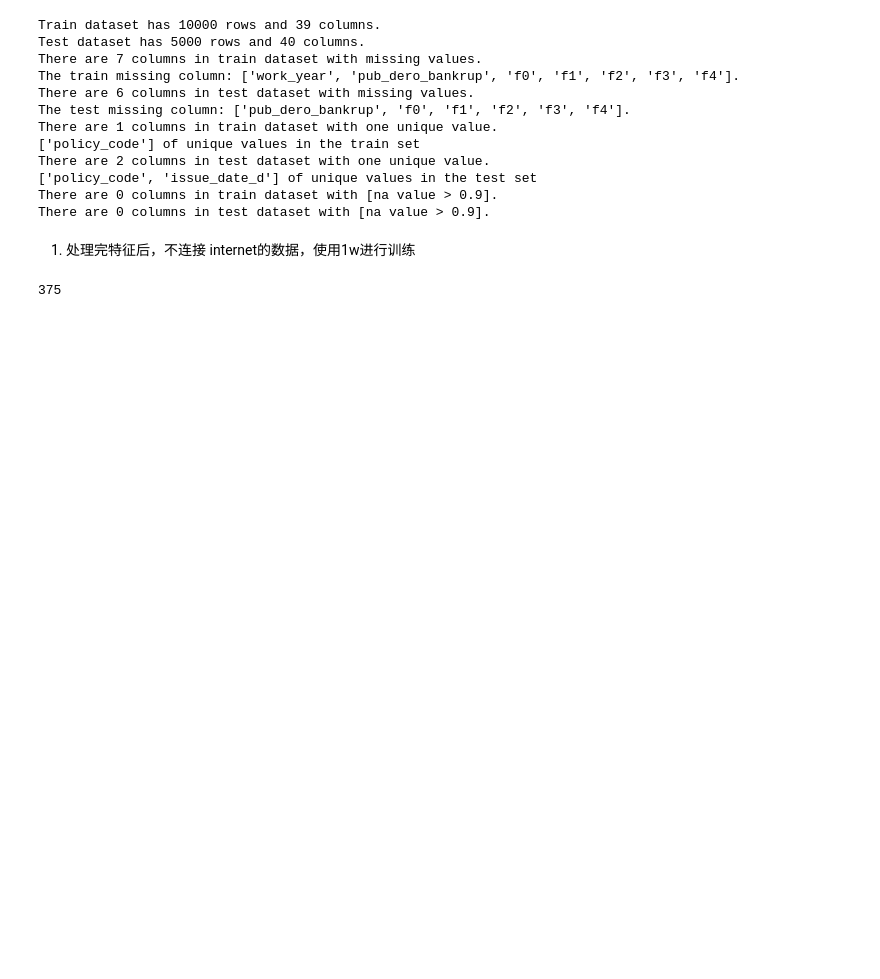
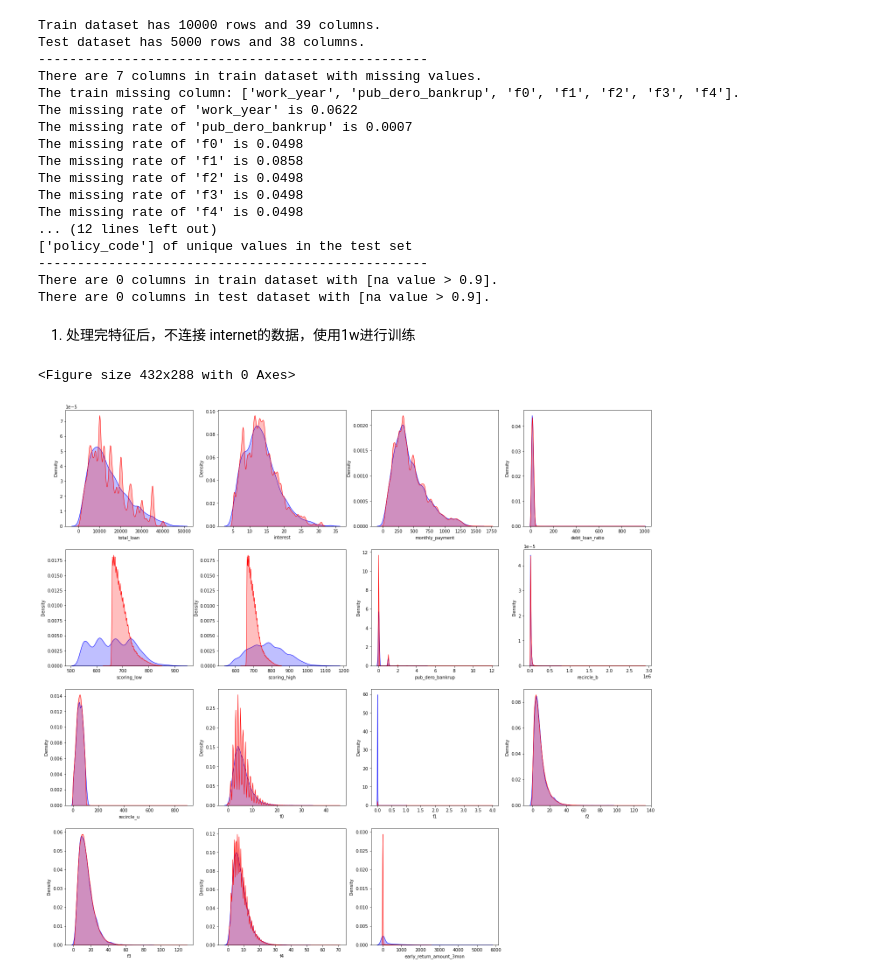
Before and after one commit to iszhangli/DataMining, a Jupyter notebook: 8_个人违约贷款/2_preprocessing.ipynb, the cells around one changed output. Drawn from its saved outputs; the diff is of its cells as text; code cells hidden in the pictures; blank space fills up the shorter version.

```diff
--- a/8_个人违约贷款/2_preprocessing.ipynb
+++ b/8_个人违约贷款/2_preprocessing.ipynb
@@ -11,11 +11,16 @@ test_pub = pd.read_csv(data_dir+'test_public.csv')
 def describe_data(train, test):
     print(f'Train dataset has {train.shape[0]} rows and {train.shape[1]} columns.')
     print(f'Test dataset has {test.shape[0]} rows and {test.shape[1]} columns.')
+    print('-' * 50)
     # 查看哪些列具有缺失值
     print(f'There are {train.isnull().any().sum()} columns in train dataset with missing values.')
     print(f'The train missing column: {train.columns[train.isna().any()].tolist()}.')
+    for i in train.columns[train.isna().any()].tolist():
+        print(f'The missing rate of \'{i}\' is {train[i].isna().sum() / train.shape[0]}')
     print(f'There are {test.isnull().any().sum()} columns in test dataset with missing values.')
     print(f'The test missing column: {test.columns[test.isna().any()].tolist()}.')
+    for i in test.columns[test.isna().any()].tolist():
+        print(f'The missing rate of \'{i}\' is {test[i].isna().sum() / test.shape[0]}')
     # 查看数据值唯一的列
     one_value_cols = []
     one_value_cols += [col for col in train.columns if train[col].nunique() <= 1]
@@ -24,6 +29,7 @@ def describe_data(train, test):
     print(f'{one_value_cols} of unique values in the train set')
     print(f'There are {len(one_value_cols_test)} columns in test dataset with one unique value.')
     print(f'{one_value_cols_test} of unique values in the test set')
+    print('-' * 50)
     # 查看数据缺失值情况
     nan_clos = [col for col in train.columns if train[col].isna().sum() / train.shape[0] > 0.90]
     print(f'There are {len(nan_clos)} columns in train dataset with [na value > 0.9].')
@@ -48,15 +54,20 @@ train_net.isna().sum().sort_values(ascending=False)
 print('')
 # %% [output]
 Train dataset has 10000 rows and 39 columns.
-Test dataset has 5000 rows and 40 columns.
+Test dataset has 5000 rows and 38 columns.
+--------------------------------------------------
 There are 7 columns in train dataset with missing values.
 The train missing column: ['work_year', 'pub_dero_bankrup', 'f0', 'f1', 'f2', 'f3', 'f4'].
-There are 6 columns in test dataset with missing values.
-The test missing column: ['pub_dero_bankrup', 'f0', 'f1', 'f2', 'f3', 'f4'].
-There are 1 columns in train dataset with one unique value.
-['policy_code'] of unique values in the train set
-There are 2 columns in test dataset with one unique value.
-['policy_code', 'issue_date_d'] of unique values in the test set
+The missing rate of 'work_year' is 0.0622
+The missing rate of 'pub_dero_bankrup' is 0.0007
+The missing rate of 'f0' is 0.0498
+The missing rate of 'f1' is 0.0858
+The missing rate of 'f2' is 0.0498
+The missing rate of 'f3' is 0.0498
+The missing rate of 'f4' is 0.0498
+... (12 lines left out)
+['policy_code'] of unique values in the test set
+--------------------------------------------------
 There are 0 columns in train dataset with [na value > 0.9].
 There are 0 columns in test dataset with [na value > 0.9].
 # %% [markdown]
@@ -84,33 +89,34 @@ def get_feature_type(dataframe):
 # plot the feature kde
 import matplotlib.pyplot as plt
 import seaborn as sns
 def plot_feature_kde(train_data, test_data, features=[]):
     """连续变量"""
     plt.clf()
     fcols = 4
     frows = len(features)
     plt.figure(figsize=(6*fcols, frows*1.5))
     i = 0
     for col in features:
         i += 1
         plt.subplot(frows//fcols+1, fcols, i)
         sns.kdeplot(train_data[col], color="Blue", shade=True, label='Train')
         sns.kdeplot(test_data[col], color="Red", shade=True, label='Test')
     plt.show()
 feature_type = get_feature_type(train_pub)
-# cols = feature_type.keys()
-# recircle_u  train/test
+
 # drop ['user_id', 'loan_id'] earnly_return ?  'scoring_low', 'scoring_high', 'f1', 'early_return_amount_3mon' 这个应该怎么分析
 # object ?
 feature_type['int64'].remove('known_outstanding_loan')
 feature_type['int64'].remove('known_dero')
 feature_type['int64'].remove('app_type')
 # plot_feature_kde(train_pub, test_pub, ['recircle_u', 'known_dero'])
 train_net.scoring_low.value_counts(ascending=True)
 # test_pub.known_dero.value_counts(ascending=True)
 train_pub[['class','employer_type','industry','work_year','issue_date','earlies_credit_mon']]
 train_pub['employer_type'].unique()
 train_net['pub_dero_bankrup'].isna().sum()
 # train_pub['work_year'].isna().sum()
+plot_feature_kde(train_pub, train_net, feature_type['float64'])
 # %% [output]
-375
+<Figure size 432x288 with 0 Axes>
+[figure, added]
```
Also changed, not shown: parts of 10 cells of this notebook, 4 other files.
